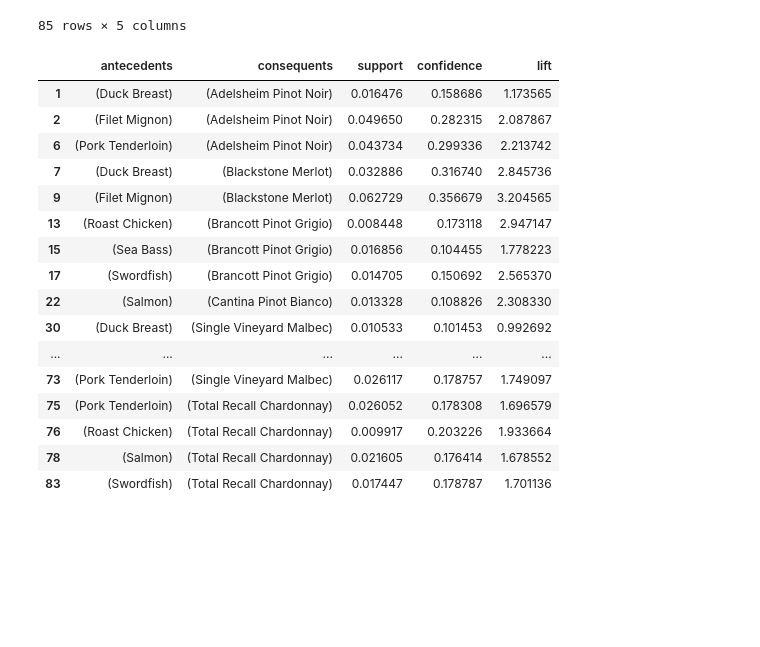
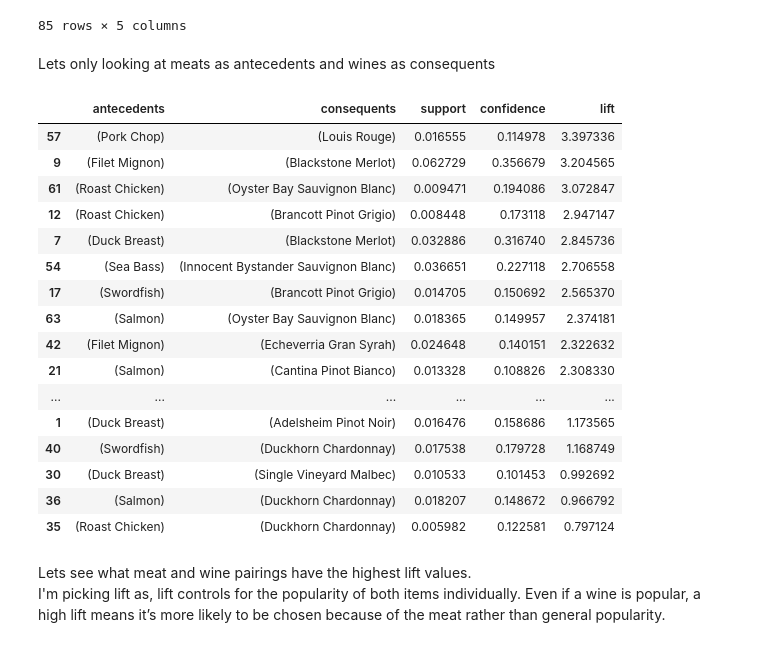
Before and after one commit to SterlingHayden/Data-Mining, a Jupyter notebook: HW/HW-01/Association_Analysis.ipynb, the cells around one changed output. Cells and saved outputs as stored; diff of their text form; code cells hidden in the pictures; blank space fills up the shorter version.

```diff
--- a/HW/HW-01/Association_Analysis.ipynb
+++ b/HW/HW-01/Association_Analysis.ipynb
@@ -146,24 +218,31 @@ out_rules2
 | 83 | (Swordfish) | (Total Recall Chardonnay) | 0.017447 | 0.178787 | 1.701136 |
 | 84 | (Total Recall Chardonnay) | (Swordfish) | 0.017447 | 0.166001 | 1.701136 |
 85 rows × 5 columns
+# %% [markdown]
+Lets only looking at meats as antecedents and wines as consequents
 # %%
+#filtering for antecedents to be meats only
 meats_antecedents = out_rules2[out_rules2['antecedents'].apply(lambda x: list(x)[0] in meats)]
-meats_antecedents
+#sort by lift
+meats_antecedents.sort_values(by='lift', ascending=False)
 # %% [output]
 |  | antecedents | consequents | support | confidence | lift |
+| 57 | (Pork Chop) | (Louis Rouge) | 0.016555 | 0.114978 | 3.397336 |
+| 9 | (Filet Mignon) | (Blackstone Merlot) | 0.062729 | 0.356679 | 3.204565 |
+| 61 | (Roast Chicken) | (Oyster Bay Sauvignon Blanc) | 0.009471 | 0.194086 | 3.072847 |
+| 12 | (Roast Chicken) | (Brancott Pinot Grigio) | 0.008448 | 0.173118 | 2.947147 |
+| 7 | (Duck Breast) | (Blackstone Merlot) | 0.032886 | 0.316740 | 2.845736 |
+| 54 | (Sea Bass) | (Innocent Bystander Sauvignon Blanc) | 0.036651 | 0.227118 | 2.706558 |
+| 17 | (Swordfish) | (Brancott Pinot Grigio) | 0.014705 | 0.150692 | 2.565370 |
+| 63 | (Salmon) | (Oyster Bay Sauvignon Blanc) | 0.018365 | 0.149957 | 2.374181 |
+| 42 | (Filet Mignon) | (Echeverria Gran Syrah) | 0.024648 | 0.140151 | 2.322632 |
+| 21 | (Salmon) | (Cantina Pinot Bianco) | 0.013328 | 0.108826 | 2.308330 |
+| ... | ... | ... | ... | ... | ... |
 | 1 | (Duck Breast) | (Adelsheim Pinot Noir) | 0.016476 | 0.158686 | 1.173565 |
-| 2 | (Filet Mignon) | (Adelsheim Pinot Noir) | 0.049650 | 0.282315 | 2.087867 |
-| 6 | (Pork Tenderloin) | (Adelsheim Pinot Noir) | 0.043734 | 0.299336 | 2.213742 |
-| 7 | (Duck Breast) | (Blackstone Merlot) | 0.032886 | 0.316740 | 2.845736 |
-| 9 | (Filet Mignon) | (Blackstone Merlot) | 0.062729 | 0.356679 | 3.204565 |
-| 13 | (Roast Chicken) | (Brancott Pinot Grigio) | 0.008448 | 0.173118 | 2.947147 |
-| 15 | (Sea Bass) | (Brancott Pinot Grigio) | 0.016856 | 0.104455 | 1.778223 |
-| 17 | (Swordfish) | (Brancott Pinot Grigio) | 0.014705 | 0.150692 | 2.565370 |
-| 22 | (Salmon) | (Cantina Pinot Bianco) | 0.013328 | 0.108826 | 2.308330 |
+| 40 | (Swordfish) | (Duckhorn Chardonnay) | 0.017538 | 0.179728 | 1.168749 |
 | 30 | (Duck Breast) | (Single Vineyard Malbec) | 0.010533 | 0.101453 | 0.992692 |
-| ... | ... | ... | ... | ... | ... |
-| 73 | (Pork Tenderloin) | (Single Vineyard Malbec) | 0.026117 | 0.178757 | 1.749097 |
-| 75 | (Pork Tenderloin) | (Total Recall Chardonnay) | 0.026052 | 0.178308 | 1.696579 |
-| 76 | (Roast Chicken) | (Total Recall Chardonnay) | 0.009917 | 0.203226 | 1.933664 |
-| 78 | (Salmon) | (Total Recall Chardonnay) | 0.021605 | 0.176414 | 1.678552 |
-| 83 | (Swordfish) | (Total Recall Chardonnay) | 0.017447 | 0.178787 | 1.701136 |
+| 36 | (Salmon) | (Duckhorn Chardonnay) | 0.018207 | 0.148672 | 0.966792 |
+| 35 | (Roast Chicken) | (Duckhorn Chardonnay) | 0.005982 | 0.122581 | 0.797124 |
+# %% [markdown]
+Lets see what meat and wine pairings have the highest lift values.
+I'm picking lift as, lift controls for the popularity of both items individually. Even if a wine is popular, a high lift means it’s more likely to be chosen because of the meat rather than general popularity.
```
Also changed, not shown: parts of 26 cells of this notebook.
